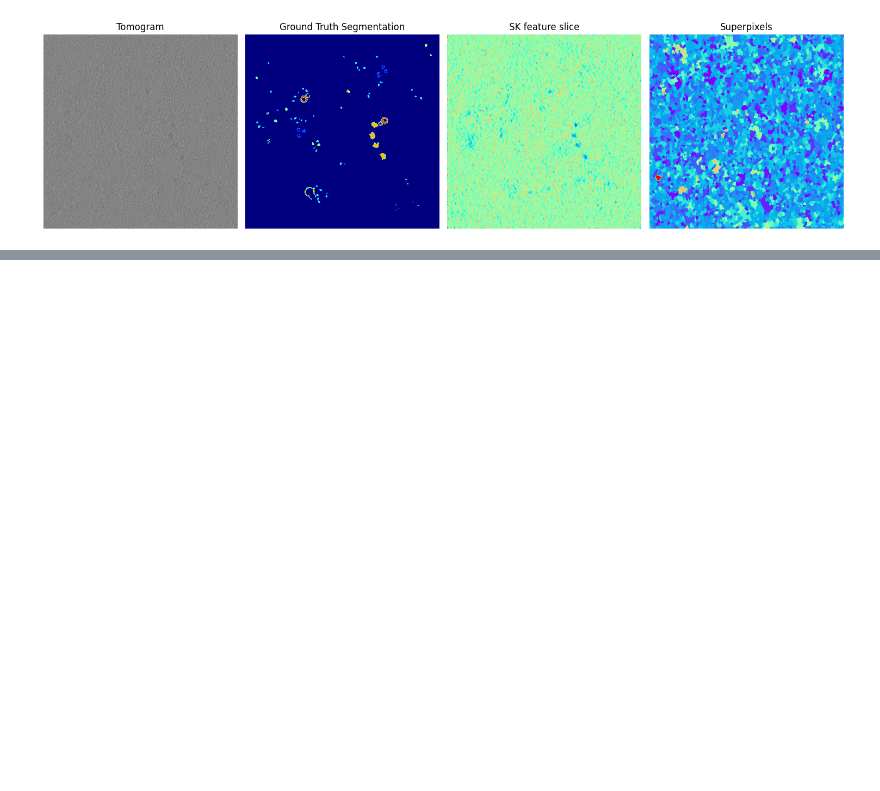
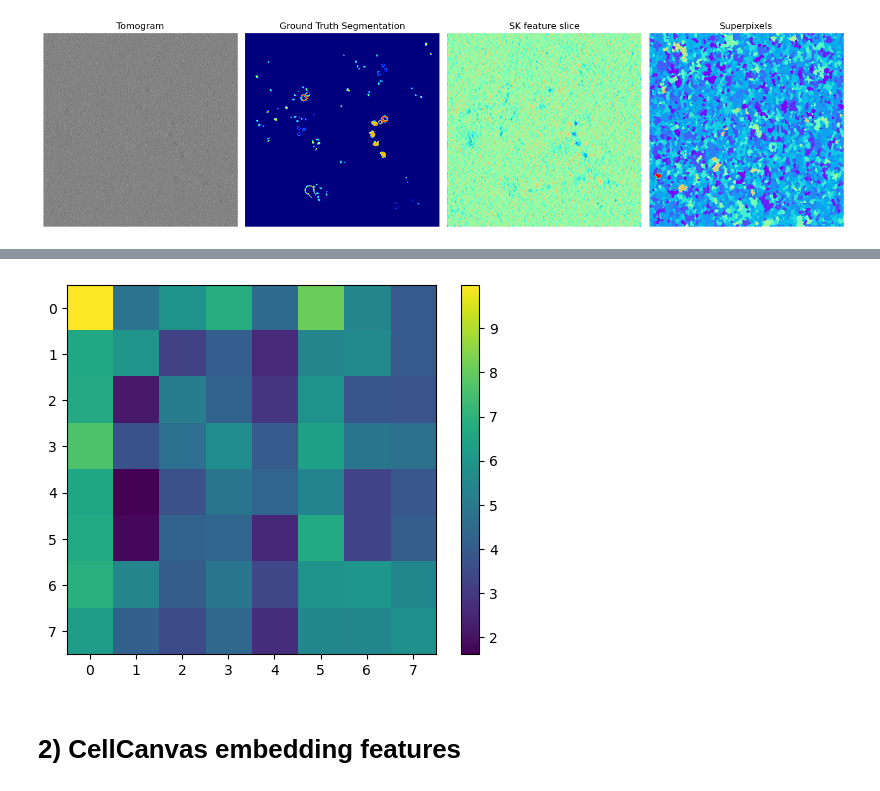
Before and after one commit to cellcanvas/superpixels, a Jupyter notebook: notebooks/superpixel2embedding.ipynb, the cells around one changed output, grey strips where cells are left out. Cells and saved outputs as stored; diff of their text form; code cells hidden in the pictures; blank space fills up the shorter version.

Commit message:
combined features+groundtruth+evaluation in the superpixel to embedding pipelne

```diff
--- a/notebooks/superpixel2embedding.ipynb
+++ b/notebooks/superpixel2embedding.ipynb
@@ -36,6 +62,6 @@ plt.show()
 # %%
-from cellcanvas_spp.features import superpixel_regionprops_features, superpixel_cellcanvas_features
-
-df = superpixel_regionprops_features(data['image'], data['superpixels'])
-print(df)
+df_features = superpixel_regionprops_features(data['image'], data['superpixels'])
+df_features = df_features.set_index('label')
+df_features = df_features.drop(columns=['bbox-0','bbox-1','bbox-2','bbox-3','bbox-4','bbox-5','centroid-0','centroid-1','centroid-2'])
+df_features
 # %% [output]
@@ -58,0 +84,3 @@ print(df)
+# %%
+df_gt = ground_truth_count(superpixels=data['superpixels'],ground_truth=data['label'])
+df_gt
@@ -58,0 +104,8 @@ print(df)
+# %%
+df_combined = pd.concat([df_features, df_gt],axis=1)
+
+print(df_features.shape)
+print(df_gt.shape)
+print(df_combined.shape)
+
+df_combined
@@ -58,0 +136,11 @@ print(df)
+# %%
+df_try = df_combined.copy()
+print(df_try.shape)
+# df_try = df_try[df_try.ground_truth>0]  #remove background superpixels
+
+output = evaluate_spp_features(df_try,
+            class_weight = 'balanced',
+            n_estimators=50,
+            n_jobs=-1,
+            max_depth=10,
+            max_samples=0.05,)#, class_weight='balanced',kernel='linear')
@@ -58,0 +158,7 @@ print(df)
+# %%
+plt.figure()
+plt.imshow(np.log1p(output.confusion_matrix))
+plt.colorbar()
+plt.show()
+# %% [output]
+[figure, added]
@@ -59 +171,3 @@ print(df)
+# %% [markdown]
+# 2) CellCanvas embedding features
 # %%
```
Also changed, not shown: parts of 26 cells of this notebook, 2 other files.
